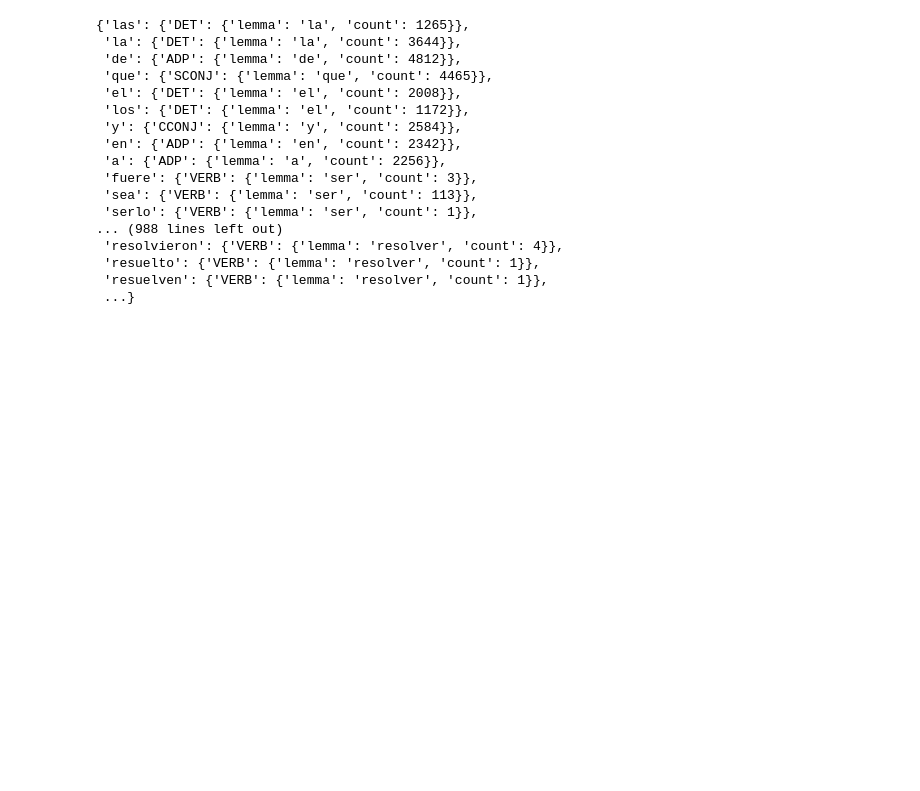
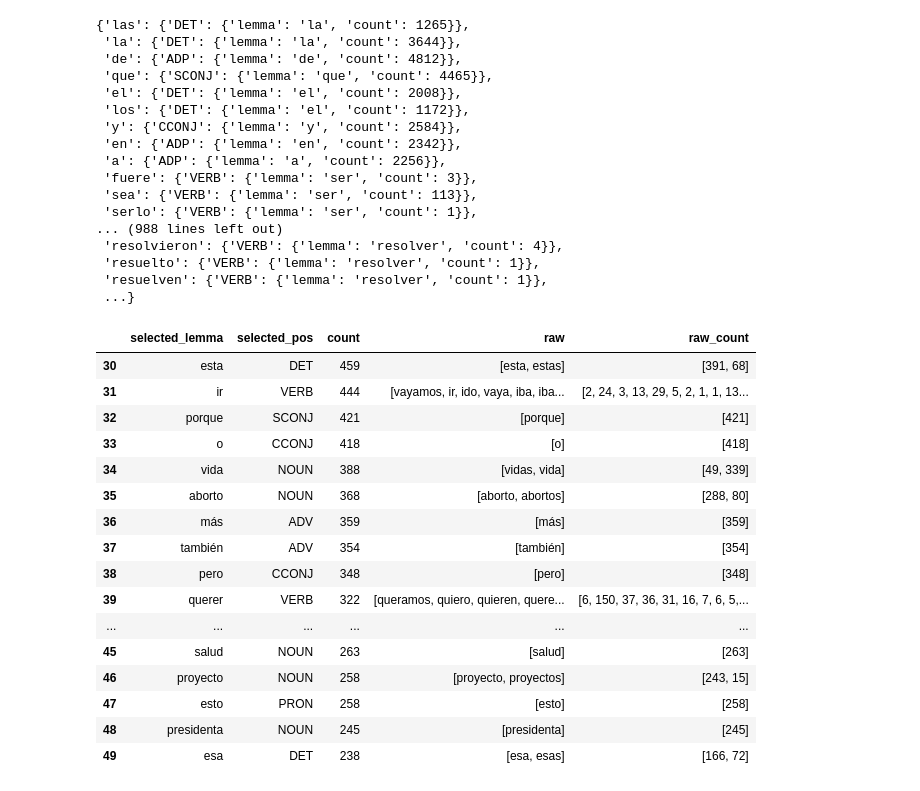
Before and after one commit to macfernandez/eddc-specialization-project, a Jupyter notebook: notebooks/03-annotation-description.ipynb, the cells around one changed output. Saved outputs shown, nothing was run; the diff lists cells and outputs as text; code cells hidden in the pictures; blank space fills up the shorter version.

```diff
--- a/notebooks/03-annotation-description.ipynb
+++ b/notebooks/03-annotation-description.ipynb
@@ -287,0 +315,20 @@ out_file = os.path.join(DATA_PATH, "words2lemmas.json")
+# %%
+selected_lemmas2raw.iloc[30:50]
+# %% [output]
+|  | selected_lemma | selected_pos | count | raw | raw_count |
+| 30 | esta | DET | 459 | [esta, estas] | [391, 68] |
+| 31 | ir | VERB | 444 | [vayamos, ir, ido, vaya, iba, iba... | [2, 24, 3, 13, 29, 5, 2, 1, 1, 13... |
+| 32 | porque | SCONJ | 421 | [porque] | [421] |
+| 33 | o | CCONJ | 418 | [o] | [418] |
+| 34 | vida | NOUN | 388 | [vidas, vida] | [49, 339] |
+| 35 | aborto | NOUN | 368 | [aborto, abortos] | [288, 80] |
+| 36 | más | ADV | 359 | [más] | [359] |
+| 37 | también | ADV | 354 | [también] | [354] |
+| 38 | pero | CCONJ | 348 | [pero] | [348] |
+| 39 | querer | VERB | 322 | [queramos, quiero, quieren, quere... | [6, 150, 37, 36, 31, 16, 7, 6, 5,... |
+| ... | ... | ... | ... | ... | ... |
+| 45 | salud | NOUN | 263 | [salud] | [263] |
+| 46 | proyecto | NOUN | 258 | [proyecto, proyectos] | [243, 15] |
+| 47 | esto | PRON | 258 | [esto] | [258] |
+| 48 | presidenta | NOUN | 245 | [presidenta] | [245] |
+| 49 | esa | DET | 238 | [esa, esas] | [166, 72] |
```
Also changed, not shown: parts of 9 cells of this notebook, 3 other files.
